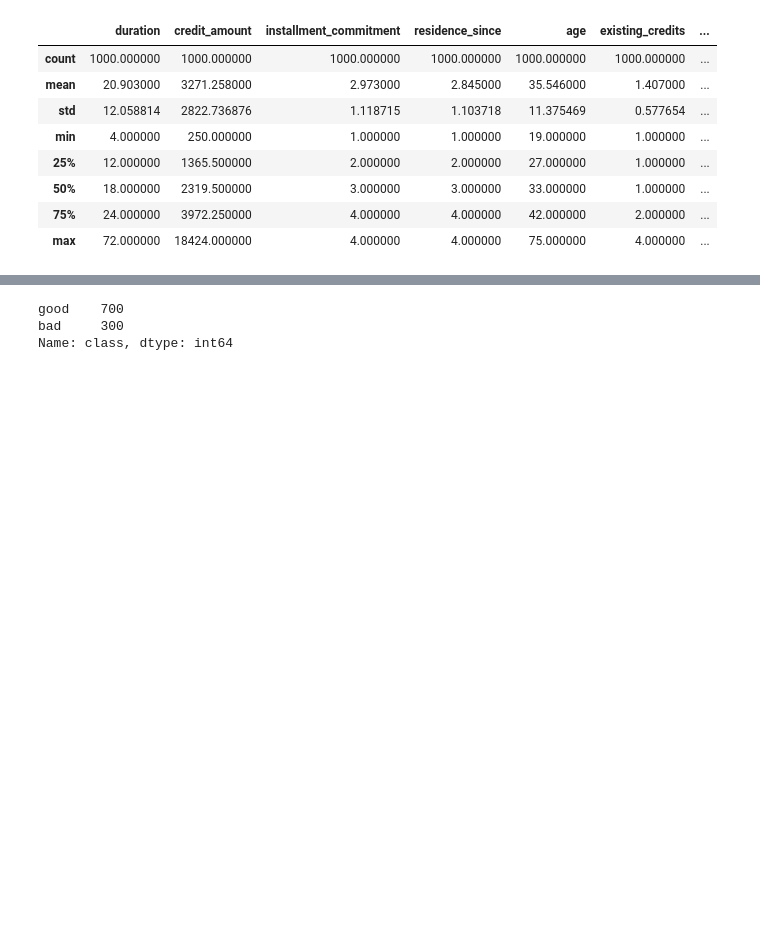
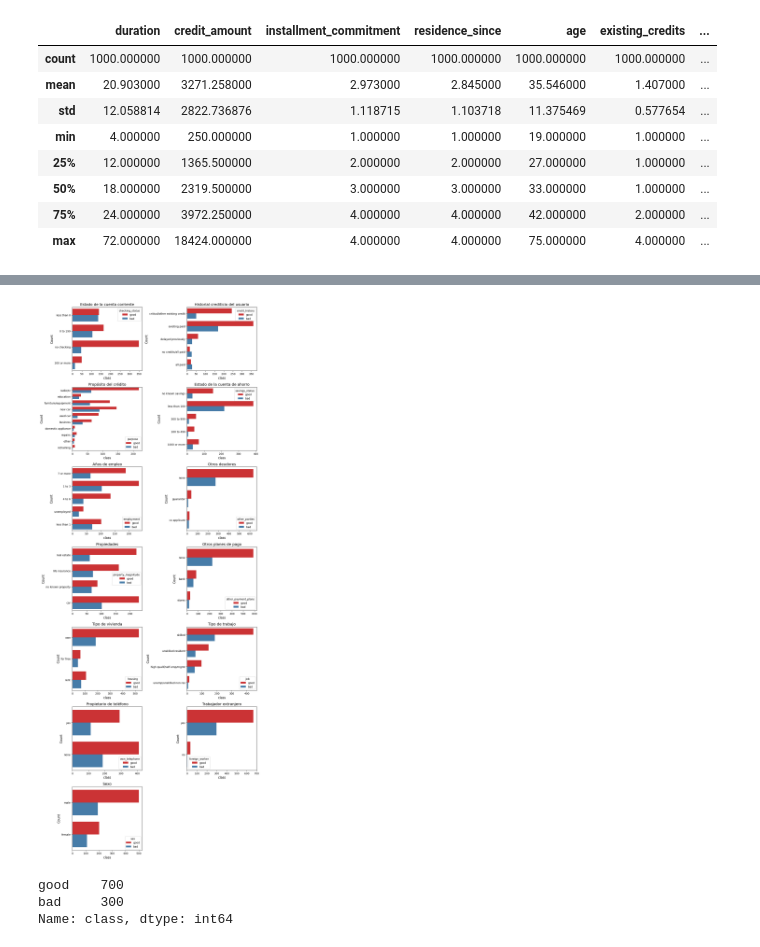
Before and after one commit to asa1311/riesgo-credito, a Jupyter notebook: Análisis_exploratorio_de_datos_crédito_de_clientes.ipynb, the cells around one changed output, grey strips where cells are left out. Saved outputs shown, nothing was run; the diff lists cells and outputs as text; code cells hidden in the pictures; blank space fills up the shorter version.

```diff
--- a/Análisis_exploratorio_de_datos_crédito_de_clientes.ipynb
+++ b/Análisis_exploratorio_de_datos_crédito_de_clientes.ipynb
@@ -185,3 +185,28 @@ plt.show()
+# %%
+fig, axes = plt.subplots(num_rows, num_cols, figsize=(12, 30))
+for i, variable in enumerate(variables):
+    row = i // num_cols
+    col = i % num_cols
+    ax = axes[row, col]
+
+    sns.countplot(data=df, y=variable, hue='class',palette = 'Set1' ,ax=ax)
+
+    ax.set_title(categoric_titles[i], fontsize=14)
+    ax.set_xlabel('class', fontsize=12)
+    ax.set_ylabel('Count', fontsize=12)
+    ax.legend(title=variable)
+
+if num_plots < num_rows * num_cols:
+    for i in range(num_plots, num_rows * num_cols):
+        fig.delaxes(axes.flatten()[i])
+
+
+plt.tight_layout()
+
+
+plt.show()
+# %% [output]
+[figure, added]
 # %%
 df['class'].value_counts()
 # %% [output]
```
Also changed, not shown: parts of 2 cells of this notebook.
